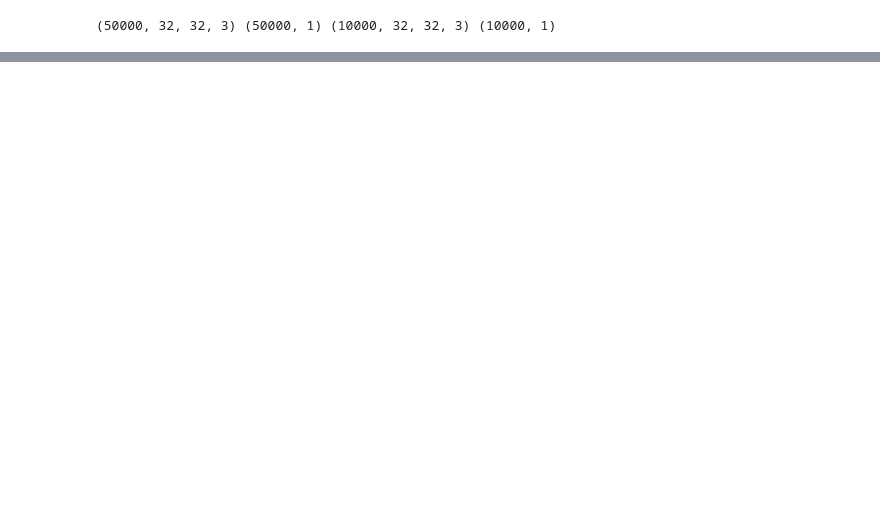
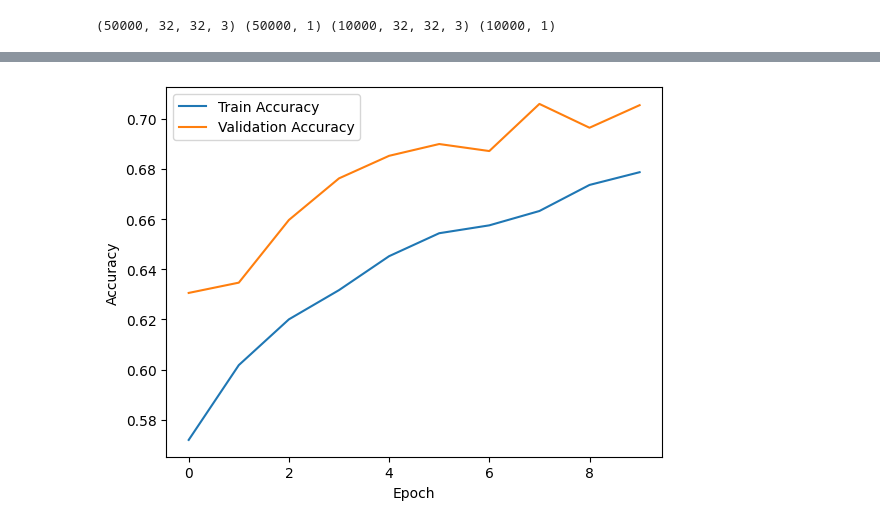
Before and after one commit to kanyijohn/Deep-Learning-ML-models, a Jupyter notebook: CNN.ipynb, the cells around one changed output, grey strips where cells are left out. Cells and saved outputs as stored; diff of their text form; code cells hidden in the pictures; blank space fills up the shorter version.

Commit message:
augmentation and transfer learning

```diff
--- a/CNN.ipynb
+++ b/CNN.ipynb
@@ -108,0 +163,18 @@ plt.show()
+# %%
+# Add custom classifier layers on top of VGG16 (to allow the CNN model to learn features relevant to the dataset)
+
+x = keras.layers.Flatten()(base_model.output)
+x = keras.layers.Dense(128, activation='relu')(x)
+x = keras.layers.Dense(10, activation='softmax')(x)  # 10 classes in CIFAR-10
+
+# Define new model
+model = keras.Model(inputs=base_model.input, outputs=x)
+
+# Compile the model
+model.compile(optimizer='adam',
+              loss='sparse_categorical_crossentropy',
+              metrics=['accuracy'])
+# %%
+# Train the Model
+history = model.fit(datagen.flow(x_train, y_train, batch_size=64),
+                    epochs=10, validation_data=(x_test, y_test))
@@ -108,0 +219,8 @@ plt.show()
+# %%
+# Compile with lower learning rate for fine-tuning
+model.compile(optimizer=keras.optimizers.Adam(learning_rate=1e-5),  # Very small learning rate
+              loss='sparse_categorical_crossentropy',
+              metrics=['accuracy'])
+# %%
+history = model.fit(datagen.flow(x_train, y_train, batch_size=64),
+                    epochs=10, validation_data=(x_test, y_test))
@@ -108,0 +248,15 @@ plt.show()
+# %%
+# EVALUATE AND VISUALIZE ACCURACY
+
+# Evaluate on test data
+test_loss, test_acc = model.evaluate(x_test, y_test)
+print(f"Fine-Tuned Test Accuracy: {test_acc * 100:.2f}%")
+
+# Plot accuracy
+plt.plot(history.history['accuracy'], label='Train Accuracy')
+plt.plot(history.history['val_accuracy'], label='Validation Accuracy')
+plt.xlabel('Epoch')
+plt.ylabel('Accuracy')
+plt.legend()
+plt.show()
+# %% [output]
@@ -108,0 +265 @@ plt.show()
+[figure, added]
```
Also changed, not shown: parts of 12 cells of this notebook.
